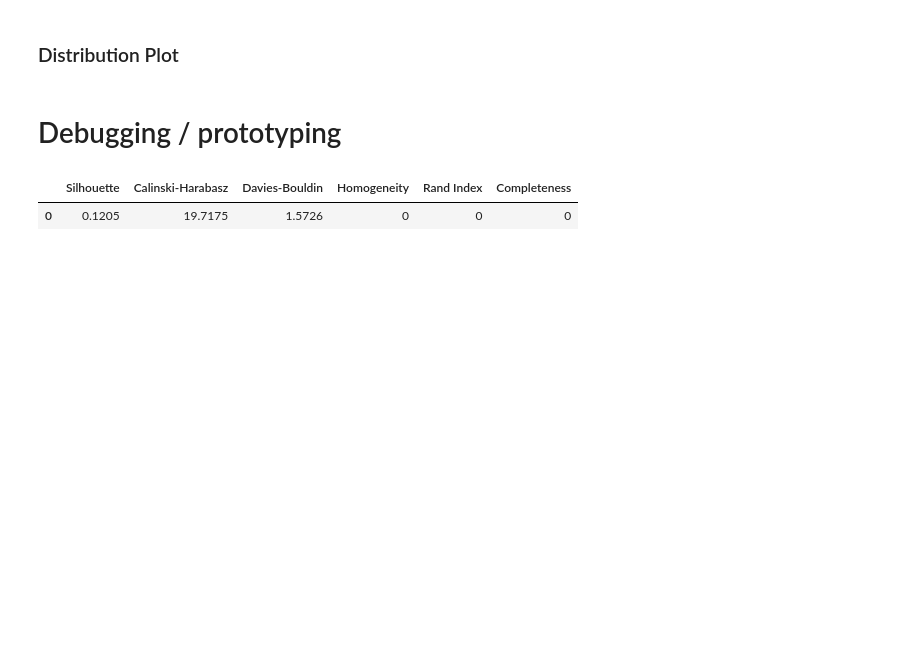
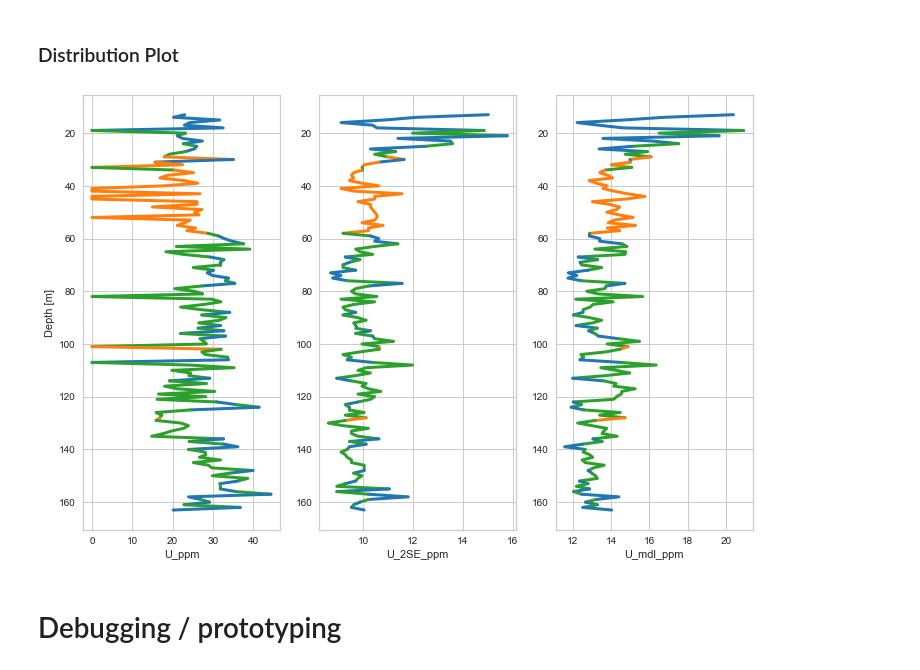
Before and after one commit to nchowes/digital-core, a Jupyter notebook: demos/dGeochemExperiment.ipynb, the cells around one changed output. Cells and saved outputs as stored; diff of their text form; code cells hidden in the pictures; blank space fills up the shorter version.

```diff
--- a/demos/dGeochemExperiment.ipynb
+++ b/demos/dGeochemExperiment.ipynb
@@ -114,3 +125,7 @@ this.plotmodel()
 # %%
 this.plottype = "distribution"
 this.plotmodel()
+# %%
+this.preview( "U", labels=True )
+# %% [output]
+[figure, added]
@@ -117,13 +134,2 @@ this.plotmodel()
 # %% [markdown]
 # Debugging / prototyping
-# %%
-from pycaret.clustering import *
-
-#Pass a dict as kwargs **{'type':'Event'}
-config = { "num_clusters": 10, "verbose": True }
-a = create_model("kmeans", **config)
-
-#a=create_model("kmeans", num_clusters=4)
-# %% [output]
-|  | Silhouette | Calinski-Harabasz | Davies-Bouldin | Homogeneity | Rand Index | Completeness |
-| 0 | 0.1205 | 19.7175 | 1.5726 | 0 | 0 | 0 |
```
Also changed, not shown: parts of 10 cells of this notebook, 7 other files.
